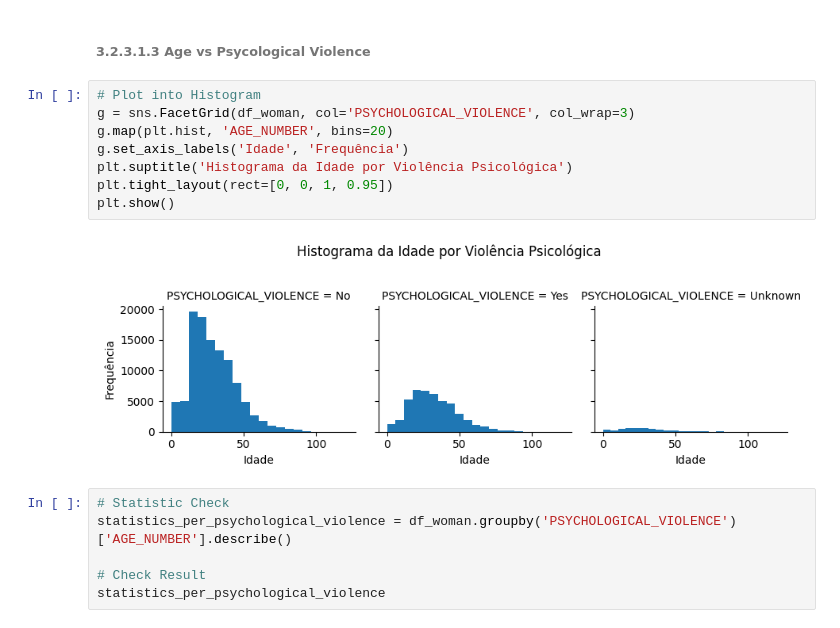
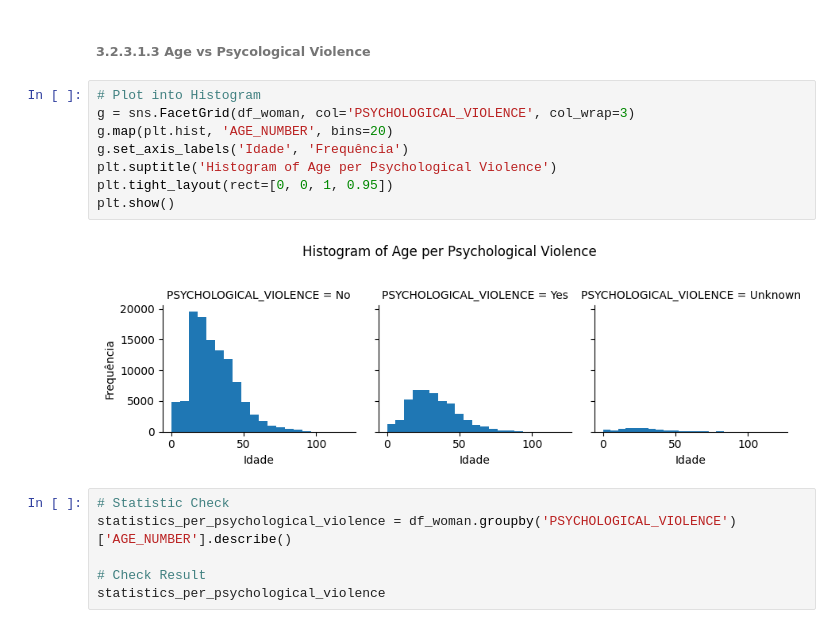
Before and after one commit to bbucalonserra/data_analysis_and_best_practices, a Jupyter notebook: Project_Woman_Violence.ipynb, the cells around one changed output. Drawn from its saved outputs; the diff is of its cells as text.

```diff
--- a/Project_Woman_Violence.ipynb
+++ b/Project_Woman_Violence.ipynb
@@ -1110,13 +1110,13 @@ Comparing age with incidents of physical violence, **it is noted that there are
 # %%
 # Plot into Histogram
 g = sns.FacetGrid(df_woman, col='PSYCHOLOGICAL_VIOLENCE', col_wrap=3)
 g.map(plt.hist, 'AGE_NUMBER', bins=20)
 g.set_axis_labels('Idade', 'Frequência')
-plt.suptitle('Histograma da Idade por Violência Psicológica')
+plt.suptitle('Histogram of Age per Psychological Violence')
 plt.tight_layout(rect=[0, 0, 1, 0.95])
 plt.show()
 # %% [output]
-[figure, old version]
+[figure, new version]
 # %%
 # Statistic Check
 statistics_per_psychological_violence = df_woman.groupby('PSYCHOLOGICAL_VIOLENCE')['AGE_NUMBER'].describe()
```
Also changed, not shown: parts of 1 cell of this notebook.
